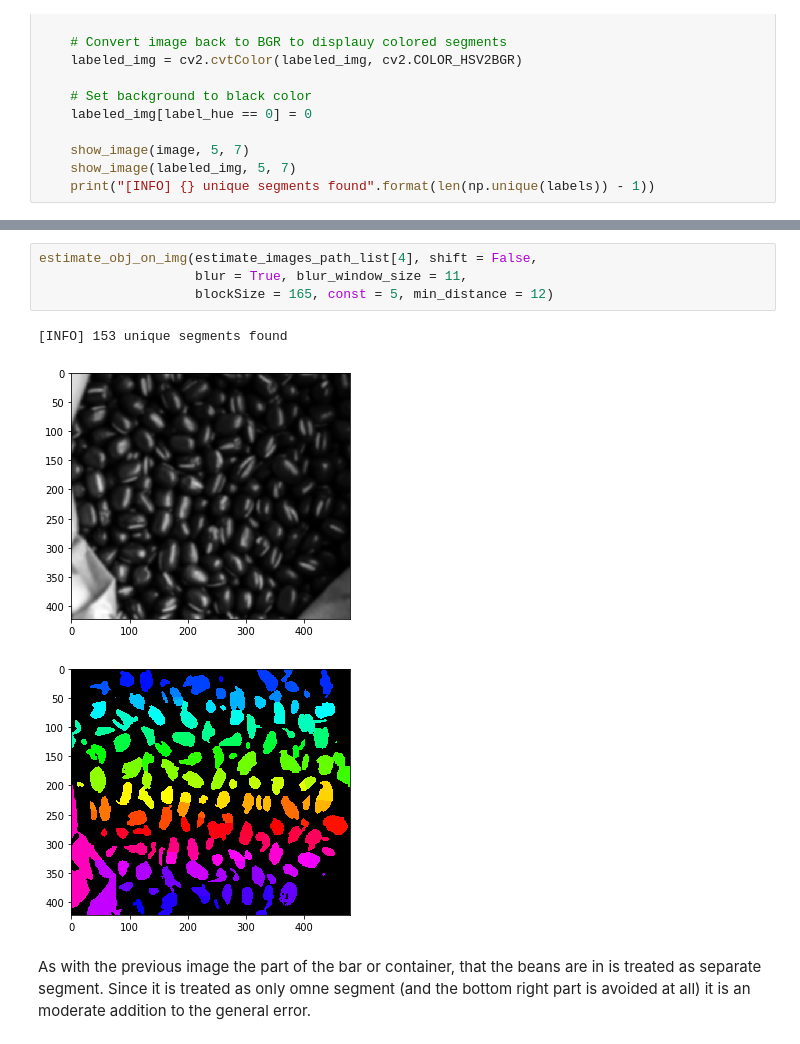
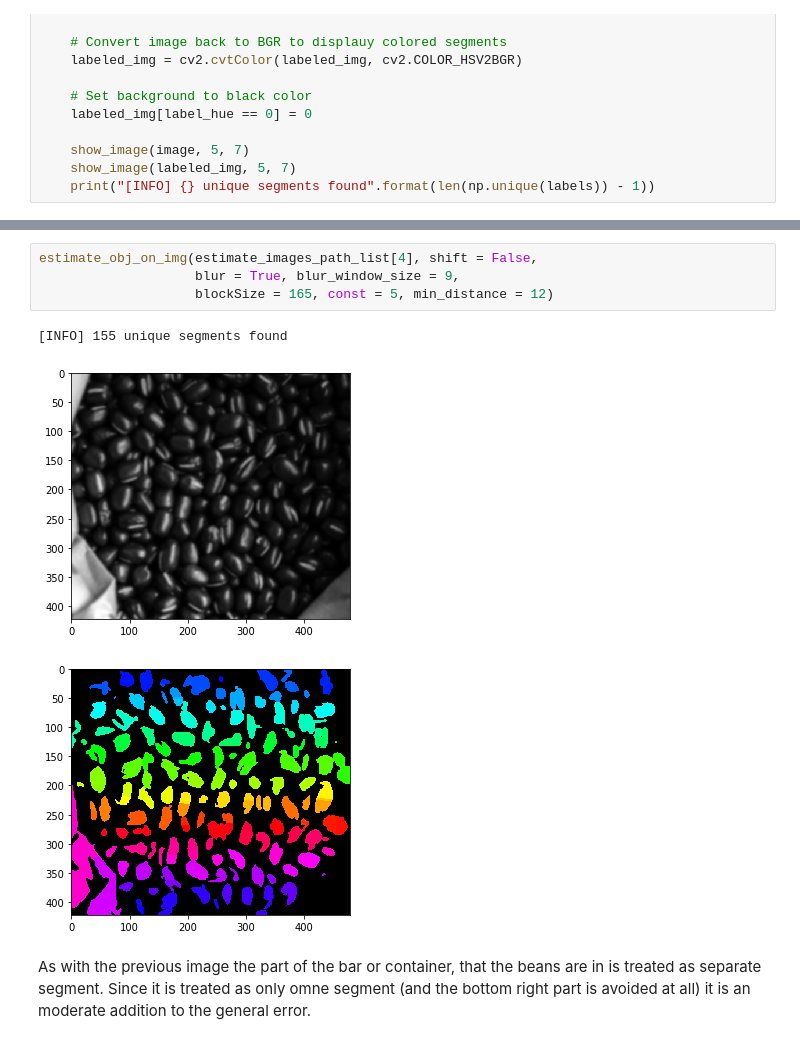
Before and after one commit to Progern/computer-vision-hw, a Jupyter notebook: cv-2-0/cv-hw-2-1-object-count.ipynb, the cells around one changed output, grey strips where cells are left out. Saved outputs shown, nothing was run; the diff lists cells and outputs as text.

```diff
--- a/cv-2-0/cv-hw-2-1-object-count.ipynb
+++ b/cv-2-0/cv-hw-2-1-object-count.ipynb
@@ -139,10 +161,10 @@ estimate_obj_on_img(estimate_images_path_list[3], shift = False,
 # %%
 estimate_obj_on_img(estimate_images_path_list[4], shift = False,
-                    blur = True, blur_window_size = 11,
+                    blur = True, blur_window_size = 9,
                     blockSize = 165, const = 5, min_distance = 12)
 # %% [output]
-[INFO] 153 unique segments found
+[INFO] 155 unique segments found
-[figure, old version]
+[figure, new version]
-[figure, old version]
+[figure, new version]
 # %% [markdown]
 As with the previous image the part of the bar or container, that the beans are in is treated as separate segment. Since it is treated as only omne segment (and the bottom right part is avoided at all) it is an moderate addition to the general error.
```
Also changed, not shown: parts of 12 cells of this notebook.
